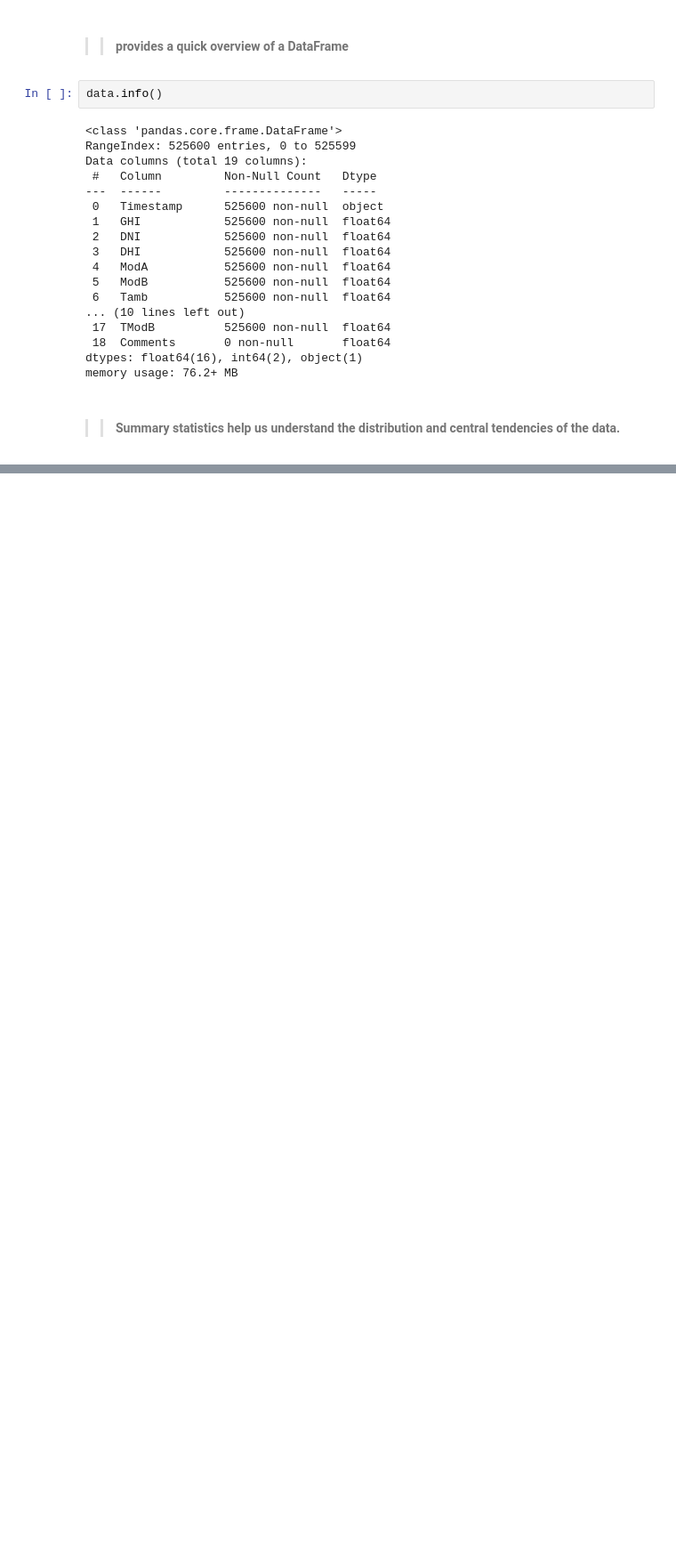
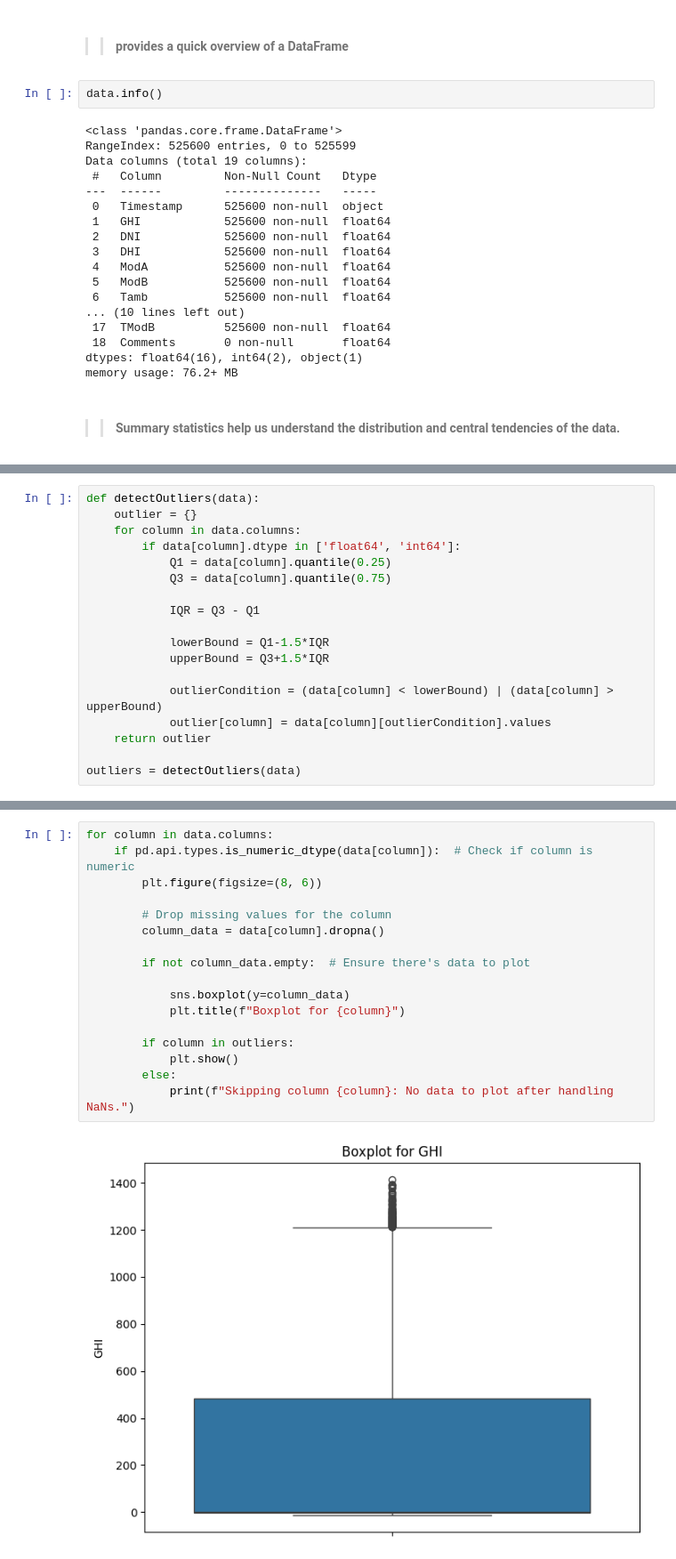
Before and after one commit to naolatomsa/MoonLight-Energy-Solutions-, a Jupyter notebook: notebooks/beninMalanville.ipynb, the cells around one changed output, grey strips where cells are left out. Shown: that part at 89% size. Cells and saved outputs as stored; diff of their text form; blank space fills up the shorter version.

Commit message:
missing values, outliers and  incorrect entriesfor benin

```diff
--- a/notebooks/beninMalanville.ipynb
+++ b/notebooks/beninMalanville.ipynb
@@ -64,0 +94,18 @@ data.drop(columns='Comments').describe()
+# %%
+def detectOutliers(data):
+    outlier = {}
+    for column in data.columns:
+        if data[column].dtype in ['float64', 'int64']:
+            Q1 = data[column].quantile(0.25)
+            Q3 = data[column].quantile(0.75)
+
+            IQR = Q3 - Q1
+
+            lowerBound = Q1-1.5*IQR
+            upperBound = Q3+1.5*IQR
+
+            outlierCondition = (data[column] < lowerBound) | (data[column] > upperBound)
+            outlier[column] = data[column][outlierCondition].values
+    return outlier
+
+outliers = detectOutliers(data)
@@ -64,0 +114,19 @@ data.drop(columns='Comments').describe()
+# %%
+for column in data.columns:
+    if pd.api.types.is_numeric_dtype(data[column]):  # Check if column is numeric
+        plt.figure(figsize=(8, 6))
+
+        # Drop missing values for the column
+        column_data = data[column].dropna()
+
+        if not column_data.empty:  # Ensure there's data to plot
+
+            sns.boxplot(y=column_data)
+            plt.title(f"Boxplot for {column}")
+
+        if column in outliers:
+            plt.show()
+        else:
+            print(f"Skipping column {column}: No data to plot after handling NaNs.")
+# %% [output]
+[figure, added]
```
Also changed, not shown: parts of 9 cells of this notebook.
